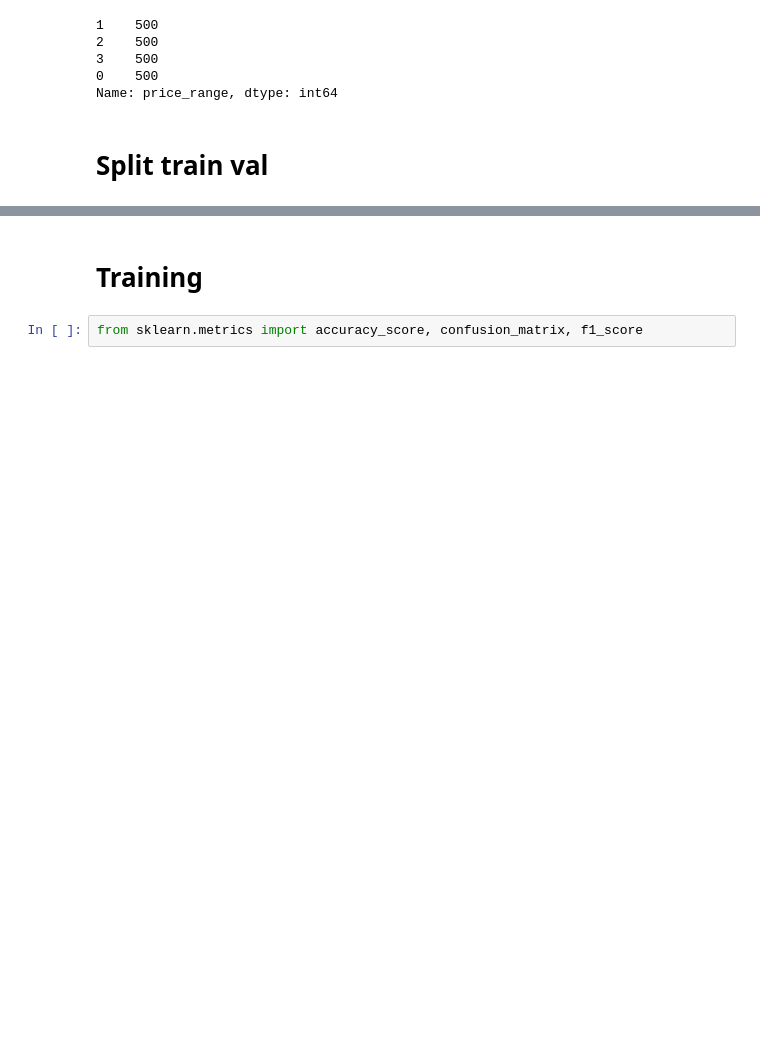
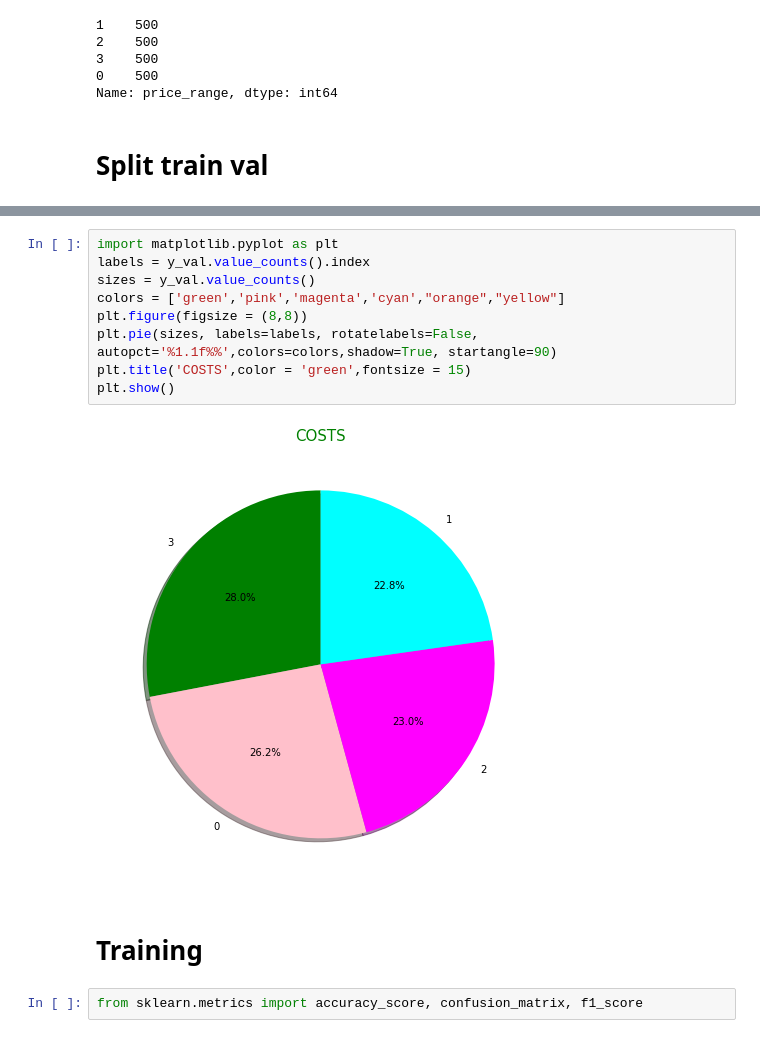
Before and after one commit to huyennguyenthanh/Mobile-Price-Classification, a Jupyter notebook: notebook/insight_and_training.ipynb, the cells around one changed output, grey strips where cells are left out. Drawn from its saved outputs; the diff is of its cells as text; blank space fills up the shorter version.

```diff
--- a/notebook/insight.ipynb
+++ b/notebook/insight_and_training.ipynb
@@ -235,6 +275,17 @@ Validation labels distribution:
 2     92
 1     91
 Name: price_range, dtype: int64
+# %%
+import matplotlib.pyplot as plt
+labels = y_val.value_counts().index
+sizes = y_val.value_counts()
+colors = ['green','pink','magenta','cyan',"orange","yellow"]
+plt.figure(figsize = (8,8))
+plt.pie(sizes, labels=labels, rotatelabels=False, autopct='%1.1f%%',colors=colors,shadow=True, startangle=90)
+plt.title('COSTS',color = 'green',fontsize = 15)
+plt.show()
+# %% [output]
+[figure, added]
 # %% [markdown]
 # Training
 # %%
```
Also changed, not shown: parts of 22 cells of this notebook, 12 other files.
